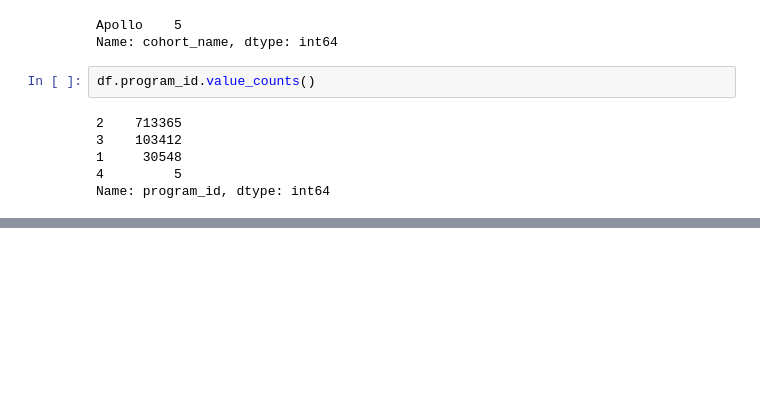
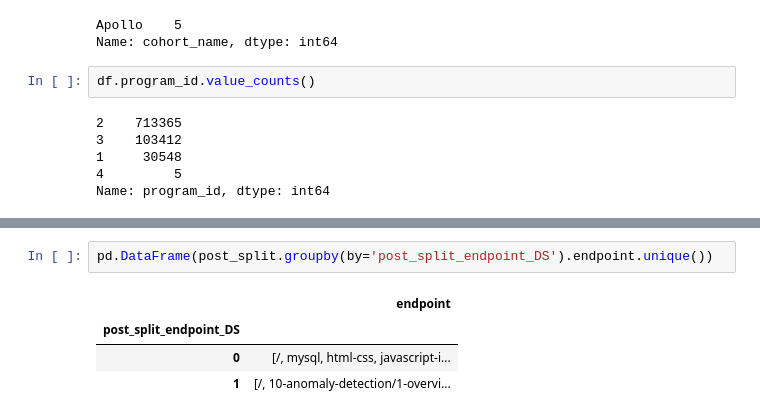
Before and after one commit to Codeup-Board-Advisory/board-slide-research, a Jupyter notebook: working_notebooks/jag-explore.ipynb, the cells around one changed output, grey strips where cells are left out. Saved outputs shown, nothing was run; the diff lists cells and outputs as text; blank space fills up the shorter version.

```diff
--- a/working_notebooks/jag-explore.ipynb
+++ b/working_notebooks/jag-explore.ipynb
@@ -488,0 +515,7 @@ Name: endpoint, Length: 2224, dtype: int64
+# %%
+pd.DataFrame(post_split.groupby(by='post_split_endpoint_DS').endpoint.unique())
+# %% [output]
+|  | endpoint |
+| post_split_endpoint_DS |  |
+| 0 | [/, mysql, html-css, javascript-i... |
+| 1 | [/, 10-anomaly-detection/1-overvi... |
```
Also changed, not shown: parts of 23 cells of this notebook.
